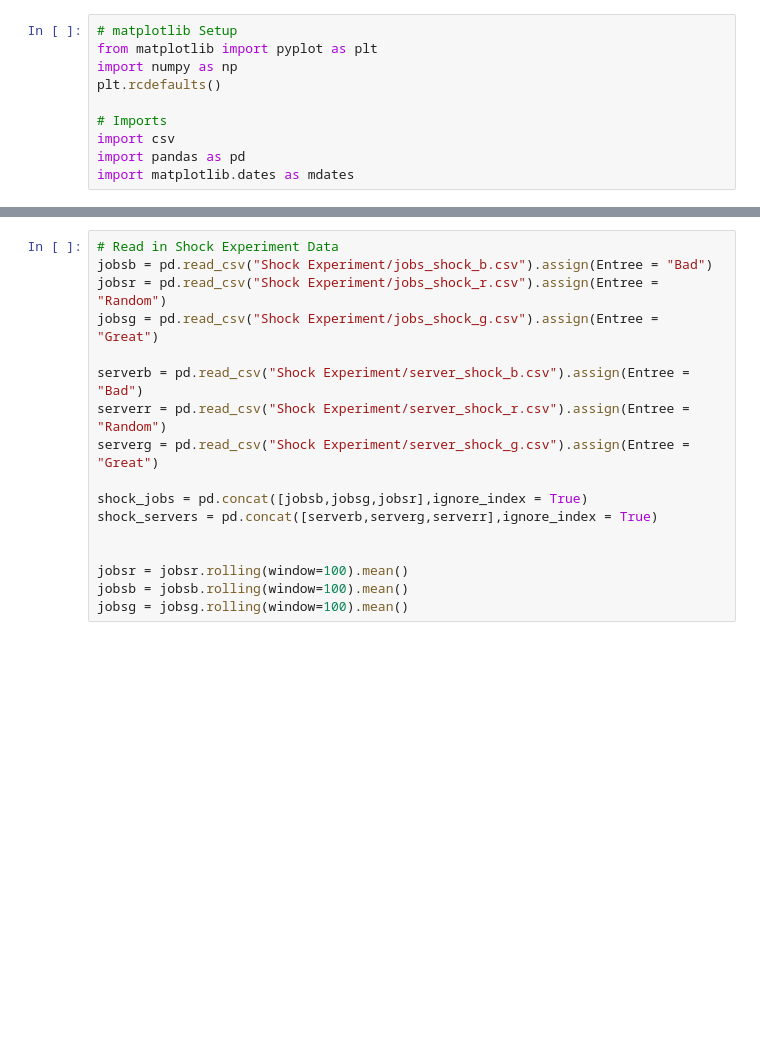
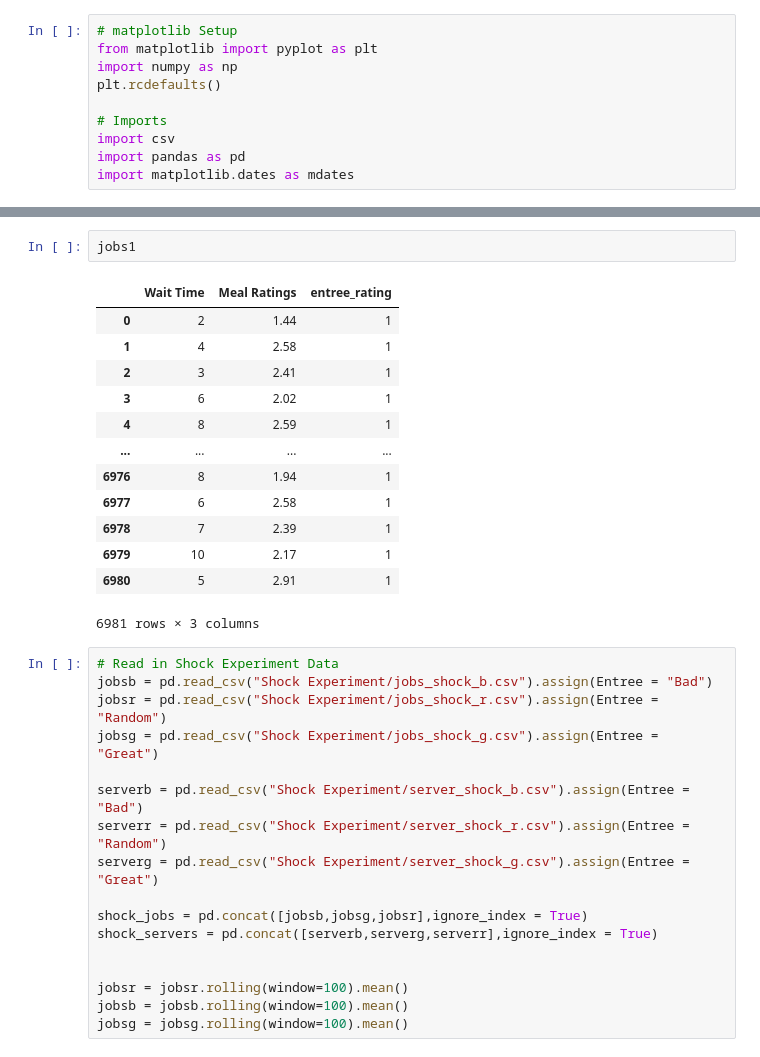
Before and after one commit to nathanielcrosby/COSC-223_Final, a Jupyter notebook: Plots.ipynb, the cells around one changed output, grey strips where cells are left out. Cells and saved outputs as stored; diff of their text form; blank space fills up the shorter version.

```diff
--- a/Plots.ipynb
+++ b/Plots.ipynb
@@ -181,3 +416,19 @@ plt.show()
+# %%
+jobs1
+# %% [output]
+|  | Wait Time | Meal Ratings | entree_rating |
+| 0 | 2 | 1.44 | 1 |
+| 1 | 4 | 2.58 | 1 |
+| 2 | 3 | 2.41 | 1 |
+| 3 | 6 | 2.02 | 1 |
+| 4 | 8 | 2.59 | 1 |
+| ... | ... | ... | ... |
+| 6976 | 8 | 1.94 | 1 |
+| 6977 | 6 | 2.58 | 1 |
+| 6978 | 7 | 2.39 | 1 |
+| 6979 | 10 | 2.17 | 1 |
+| 6980 | 5 | 2.91 | 1 |
+6981 rows × 3 columns
 # %%
 # Read in Shock Experiment Data
 jobsb = pd.read_csv("Shock Experiment/jobs_shock_b.csv").assign(Entree = "Bad")
```
Also changed, not shown: parts of 6 cells of this notebook, 2 other files.
